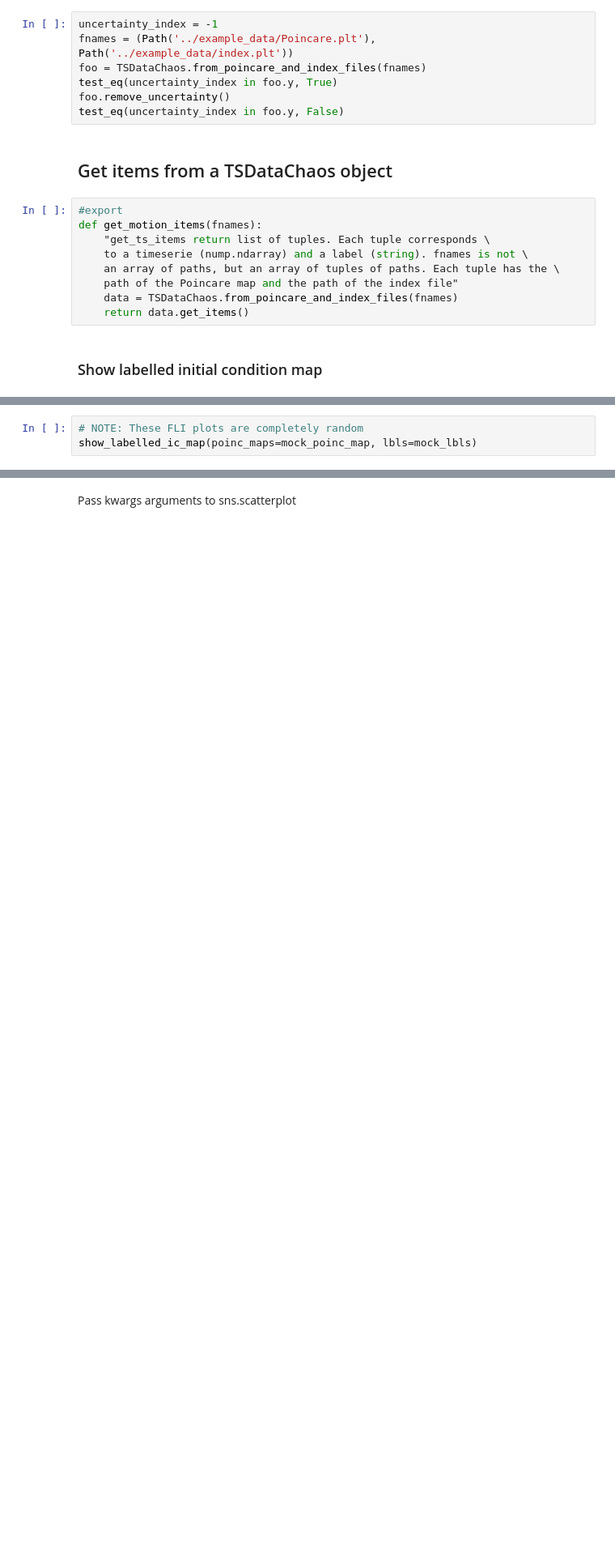
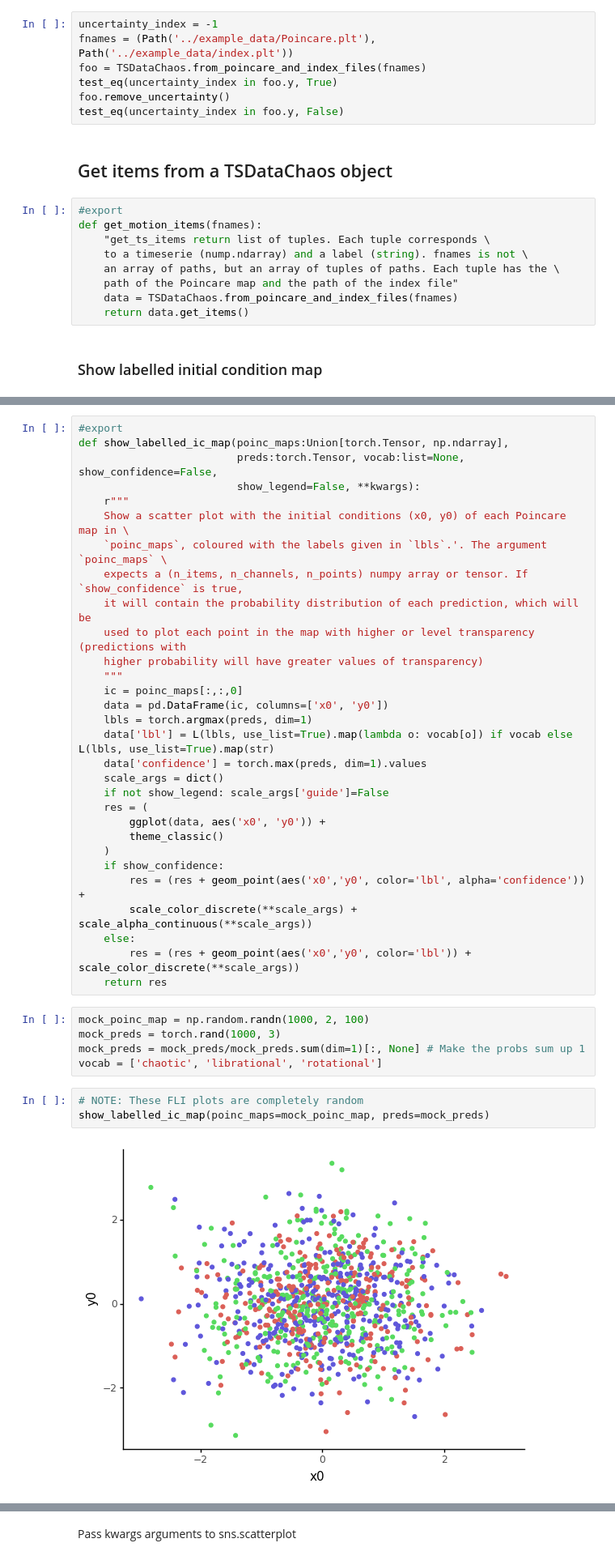
Before and after one commit to vrodriguezf/mlchaos, a Jupyter notebook: nbs/data.ipynb, the cells around one changed output, grey strips where cells are left out. Shown at 81% size. Cells and saved outputs as stored; diff of their text form; blank space fills up the shorter version.

Commit message:
update shoe_labeeled_ic_map to with show_confidence

```diff
--- a/nbs/data.ipynb
+++ b/nbs/data.ipynb
@@ -274,4 +261,40 @@ mock_lbls = random.choices(['chaotic', 'librational', 'rotational'], k=1000)
+# %%
+#export
+def show_labelled_ic_map(poinc_maps:Union[torch.Tensor, np.ndarray],
+                         preds:torch.Tensor, vocab:list=None, show_confidence=False,
+                         show_legend=False, **kwargs):
+    r"""
+    Show a scatter plot with the initial conditions (x0, y0) of each Poincare map in \
+    `poinc_maps`, coloured with the labels given in `lbls`.'. The argument `poinc_maps` \
+    expects a (n_items, n_channels, n_points) numpy array or tensor. If `show_confidence` is true,
+    it will contain the probability distribution of each prediction, which will be
+    used to plot each point in the map with higher or level transparency (predictions with
+    higher probability will have greater values of transparency)
+    """
+    ic = poinc_maps[:,:,0]
+    data = pd.DataFrame(ic, columns=['x0', 'y0'])
+    lbls = torch.argmax(preds, dim=1)
+    data['lbl'] = L(lbls, use_list=True).map(lambda o: vocab[o]) if vocab else L(lbls, use_list=True).map(str)
+    data['confidence'] = torch.max(preds, dim=1).values
+    scale_args = dict()
+    if not show_legend: scale_args['guide']=False
+    res = (
+        ggplot(data, aes('x0', 'y0')) +
+        theme_classic()
+    )
+    if show_confidence:
+        res = (res + geom_point(aes('x0','y0', color='lbl', alpha='confidence')) +
+        scale_color_discrete(**scale_args) + scale_alpha_continuous(**scale_args))
+    else:
+        res = (res + geom_point(aes('x0','y0', color='lbl')) + scale_color_discrete(**scale_args))
+    return res
+# %%
+mock_poinc_map = np.random.randn(1000, 2, 100)
+mock_preds = torch.rand(1000, 3)
+mock_preds = mock_preds/mock_preds.sum(dim=1)[:, None] # Make the probs sum up 1
+vocab = ['chaotic', 'librational', 'rotational']
 # %%
 # NOTE: These FLI plots are completely random
-show_labelled_ic_map(poinc_maps=mock_poinc_map, lbls=mock_lbls)
+show_labelled_ic_map(poinc_maps=mock_poinc_map, preds=mock_preds)
 # %% [output]
+[figure, new version]
```
Also changed, not shown: parts of 13 cells of this notebook.
